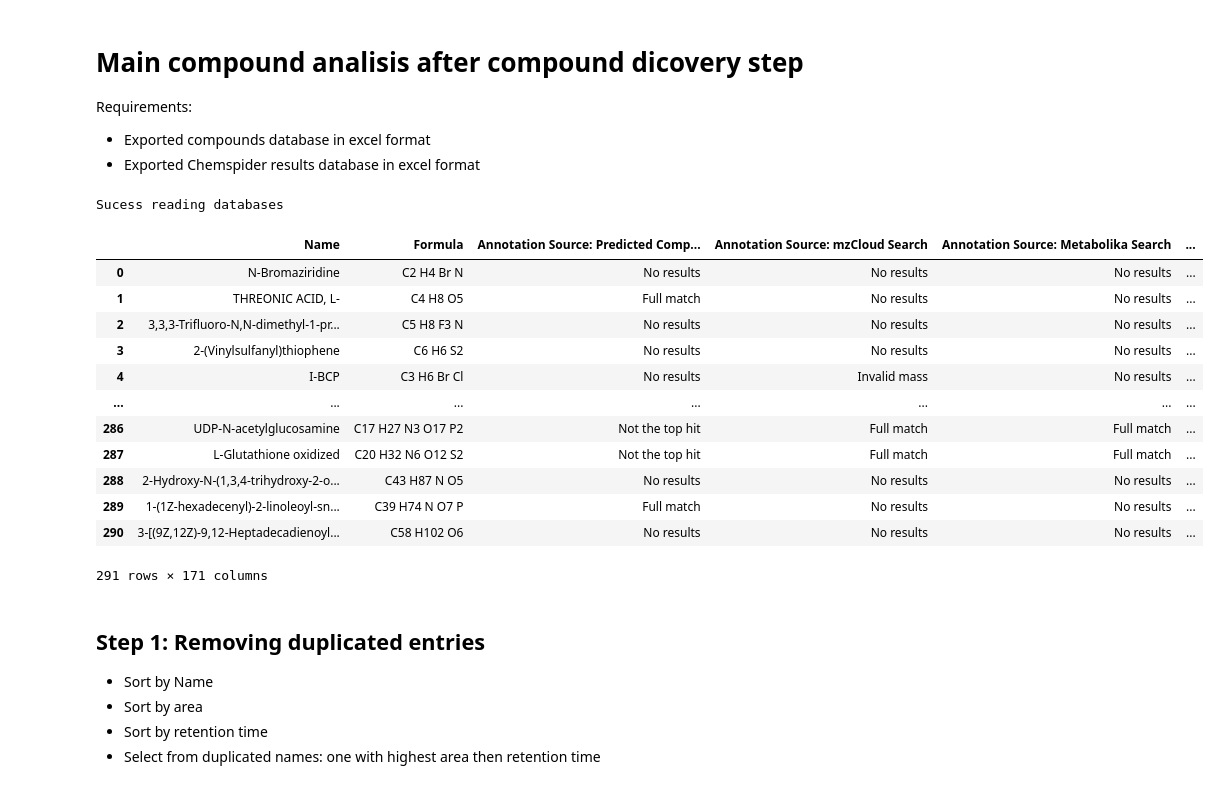
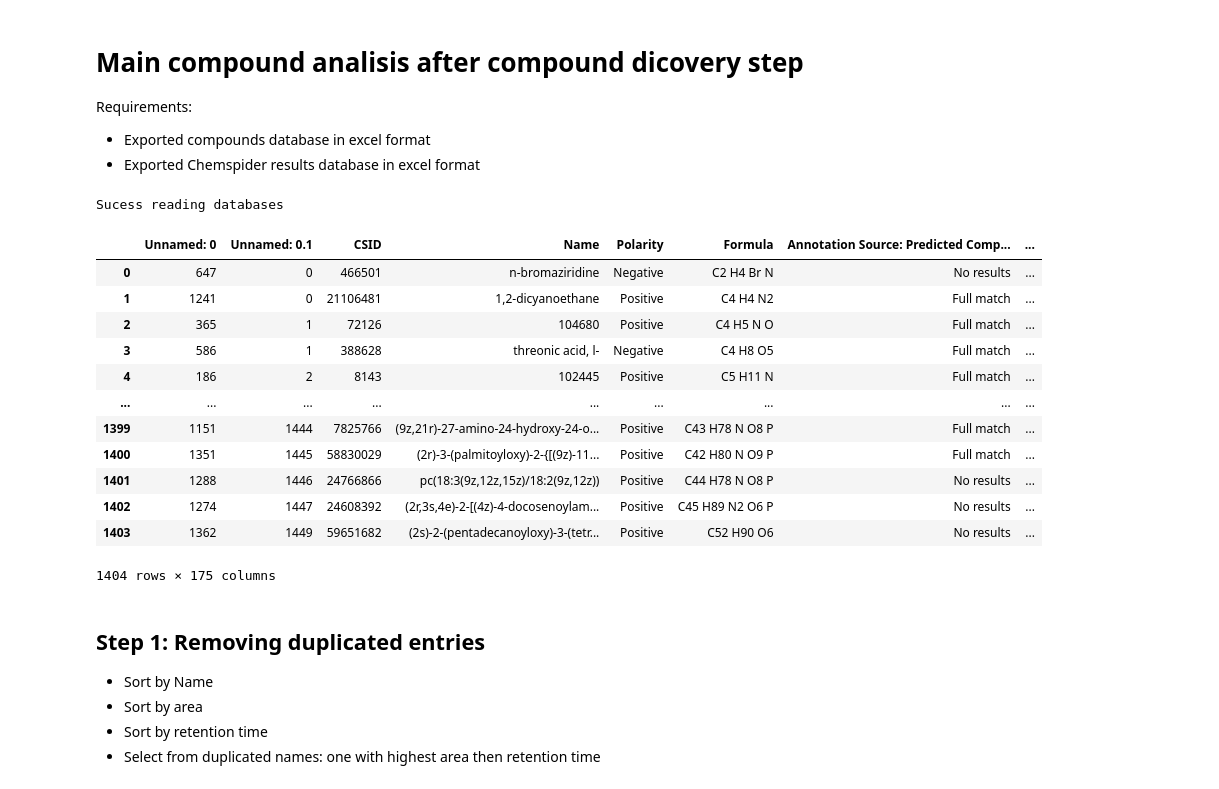
Before and after one commit to Andreymcz/jmapy, a Jupyter notebook: compound_analisys.ipynb, the cells around one changed output. Saved outputs shown, nothing was run; the diff lists cells and outputs as text; code cells hidden in the pictures.

```diff
--- a/compound_analisys.ipynb
+++ b/compound_analisys.ipynb
@@ -12,39 +12,39 @@ from chemspi_local_db import ChemspiLocalDB
 import compound_analisis_utils as utils
 # %%
 # Input
-folder = "Z:/JESSICA/MELANOMA/Tissue results/"
-compounds_database_file = folder + "Tissue_melanoma_negativo_080520_2.xlsx"
+folder = "D:/NAS/TEST/input data/"
+compounds_database_file = folder + "Tissue_pos_neg_CSID_RR.xlsx"
 
 web_api_key = "9GS3pzBwGsrdu0agqqP7buFcYwaaX2GH"
 chemspider_local_db_file = folder + "Tissue_melanoma_negativo_080520_CS2.xlsx"
 
-export_file = folder + "Tissue_melanoma_negativo_080520_2"
+export_file = folder + "Tissue_pos_neg_CSID_RR_cachedv2"
 # %%
 # init resources and databases
 compounds_table = pd.read_excel(compounds_database_file)
 chempider_local_db = ChemspiLocalDB(chemspider_local_db_file)
 chempider_web_db = chemsearch.ChemspiWebDB(web_api_key)
 
 # remove not needed columns
-compounds_table.drop(columns=['Checked'], inplace=True)
+#compounds_table.drop(columns=['Checked'], inplace=True)
 
 print("Sucess reading databases")
 display(compounds_table)
 # %% [output]
 Sucess reading databases
-|  | Name | Formula | Annotation Source: Predicted Comp... | Annotation Source: mzCloud Search | Annotation Source: Metabolika Search | ... |
-| 0 | N-Bromaziridine | C2 H4 Br N | No results | No results | No results | ... |
-| 1 | THREONIC ACID, L- | C4 H8 O5 | Full match | No results | No results | ... |
-| 2 | 3,3,3-Trifluoro-N,N-dimethyl-1-pr... | C5 H8 F3 N | No results | No results | No results | ... |
-| 3 | 2-(Vinylsulfanyl)thiophene | C6 H6 S2 | No results | No results | No results | ... |
-| 4 | I-BCP | C3 H6 Br Cl | No results | Invalid mass | No results | ... |
-| ... | ... | ... | ... | ... | ... | ... |
-| 286 | UDP-N-acetylglucosamine | C17 H27 N3 O17 P2 | Not the top hit | Full match | Full match | ... |
-| 287 | L-Glutathione oxidized | C20 H32 N6 O12 S2 | Not the top hit | Full match | Full match | ... |
-| 288 | 2-Hydroxy-N-(1,3,4-trihydroxy-2-o... | C43 H87 N O5 | No results | No results | No results | ... |
-| 289 | 1-(1Z-hexadecenyl)-2-linoleoyl-sn... | C39 H74 N O7 P | Full match | No results | No results | ... |
-| 290 | 3-[(9Z,12Z)-9,12-Heptadecadienoyl... | C58 H102 O6 | No results | No results | No results | ... |
+|  | Unnamed: 0 | Unnamed: 0.1 | CSID | Name | Polarity | Formula | Annotation Source: Predicted Comp... | ... |
+| 0 | 647 | 0 | 466501 | n-bromaziridine | Negative | C2 H4 Br N | No results | ... |
+| 1 | 1241 | 0 | 21106481 | 1,2-dicyanoethane | Positive | C4 H4 N2 | Full match | ... |
+| 2 | 365 | 1 | 72126 | 104680 | Positive | C4 H5 N O | Full match | ... |
+| 3 | 586 | 1 | 388628 | threonic acid, l- | Negative | C4 H8 O5 | Full match | ... |
+| 4 | 186 | 2 | 8143 | 102445 | Positive | C5 H11 N | Full match | ... |
+| ... | ... | ... | ... | ... | ... | ... | ... | ... |
+| 1399 | 1151 | 1444 | 7825766 | (9z,21r)-27-amino-24-hydroxy-24-o... | Positive | C43 H78 N O8 P | Full match | ... |
+| 1400 | 1351 | 1445 | 58830029 | (2r)-3-(palmitoyloxy)-2-{[(9z)-11... | Positive | C42 H80 N O9 P | Full match | ... |
+| 1401 | 1288 | 1446 | 24766866 | pc(18:3(9z,12z,15z)/18:2(9z,12z)) | Positive | C44 H78 N O8 P | No results | ... |
+| 1402 | 1274 | 1447 | 24608392 | (2r,3s,4e)-2-[(4z)-4-docosenoylam... | Positive | C45 H89 N2 O6 P | No results | ... |
+| 1403 | 1362 | 1449 | 59651682 | (2s)-2-(pentadecanoyloxy)-3-(tetr... | Positive | C52 H90 O6 | No results | ... |
-291 rows × 171 columns
+1404 rows × 175 columns
 # %% [markdown]
 ## Step 1: Removing duplicated entries
 - Sort by Name
```
Also changed, not shown: parts of 9 cells of this notebook, 6 other files.
